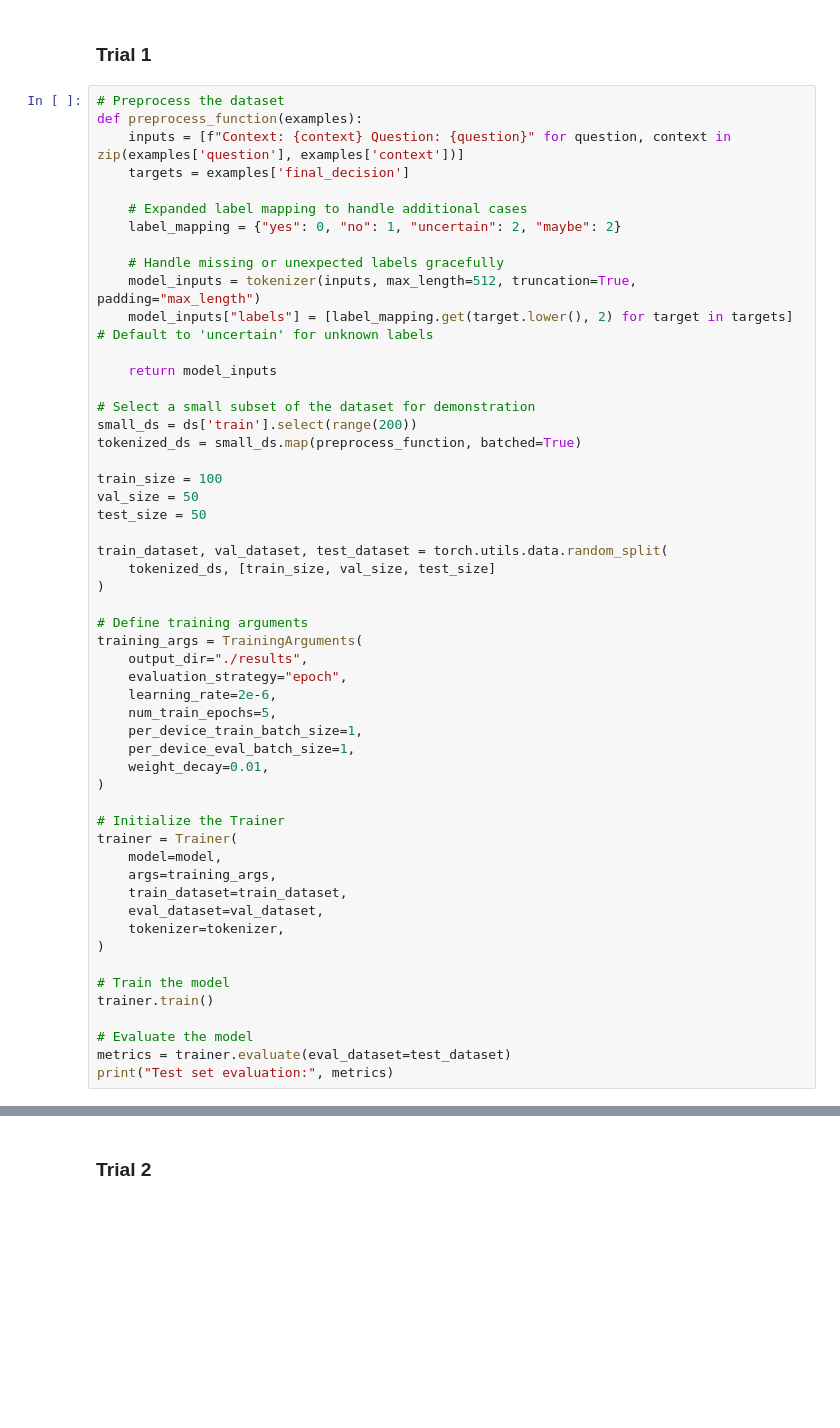
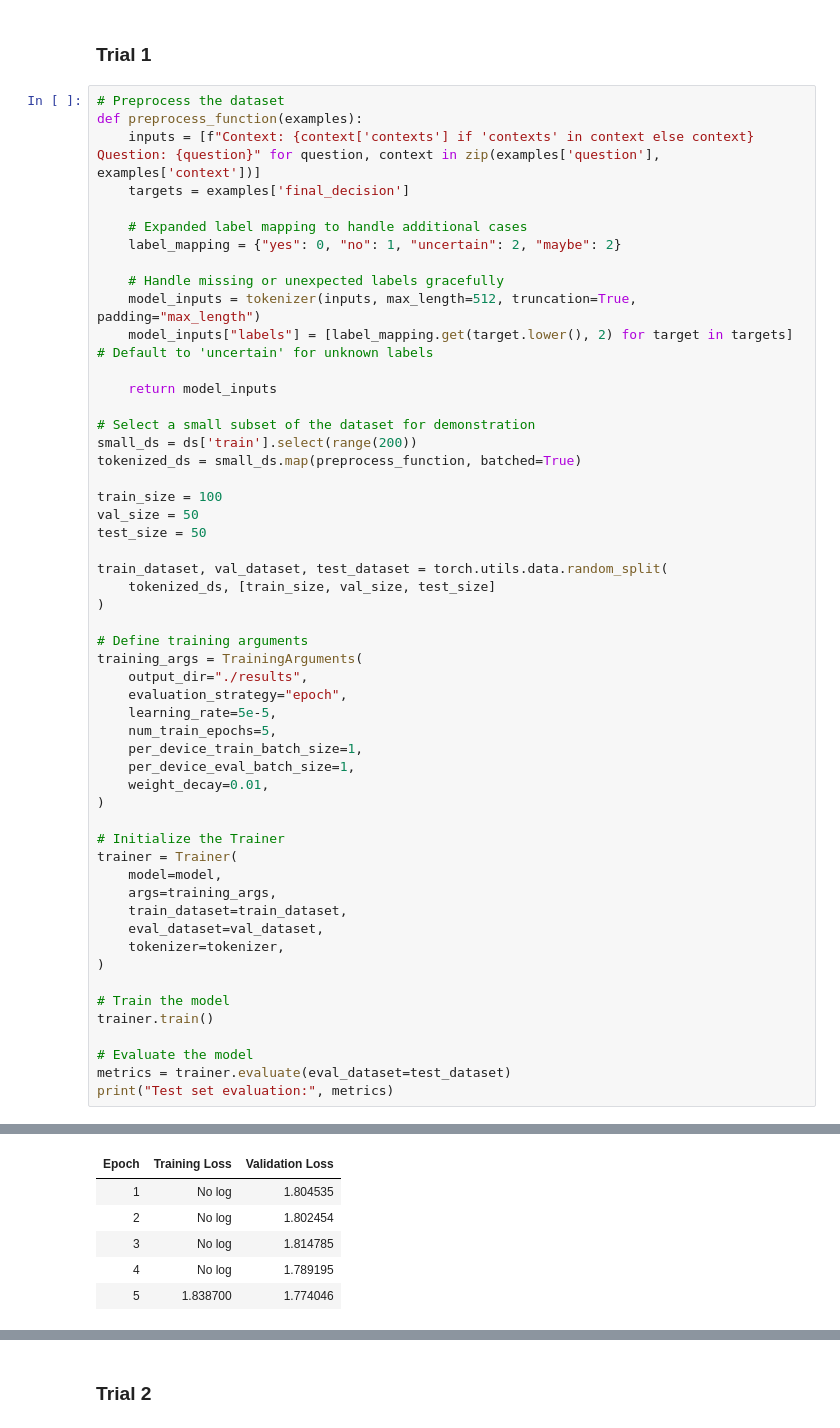
Before and after one commit to almond5/CAP5510_Datasets, a Jupyter notebook: qna_method/qna_biogpt.ipynb, the cells around one changed output, grey strips where cells are left out. Saved outputs shown, nothing was run; the diff lists cells and outputs as text; blank space fills up the shorter version.

```diff
--- a/qna_method/qna_biogpt.ipynb
+++ b/qna_method/qna_biogpt.ipynb
@@ -50,7 +50,7 @@ You should probably TRAIN this model on a down-stream task to be able to use it
 # %%
 # Preprocess the dataset
 def preprocess_function(examples):
-    inputs = [f"Context: {context} Question: {question}" for question, context in zip(examples['question'], examples['context'])]
+    inputs = [f"Context: {context['contexts'] if 'contexts' in context else context} Question: {question}" for question, context in zip(examples['question'], examples['context'])]
     targets = examples['final_decision']
 
     # Expanded label mapping to handle additional cases
@@ -78,7 +78,7 @@ train_dataset, val_dataset, test_dataset = torch.utils.data.random_split(
 training_args = TrainingArguments(
     output_dir="./results",
     evaluation_strategy="epoch",
-    learning_rate=2e-6,
+    learning_rate=5e-5,
     num_train_epochs=5,
     per_device_train_batch_size=1,
     per_device_eval_batch_size=1,
@@ -107,0 +105,6 @@ wandb: Paste an API key from your profile and hit enter, or press ctrl+c to quit
+| Epoch | Training Loss | Validation Loss |
+| 1 | No log | 1.804535 |
+| 2 | No log | 1.802454 |
+| 3 | No log | 1.814785 |
+| 4 | No log | 1.789195 |
+| 5 | 1.838700 | 1.774046 |
```
Also changed, not shown: parts of 8 cells of this notebook.
